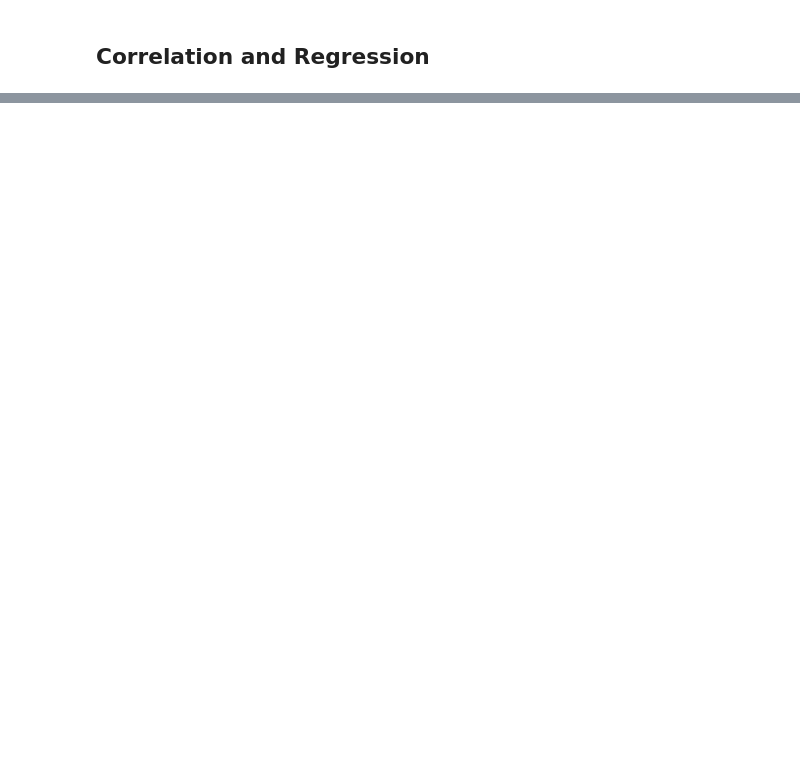
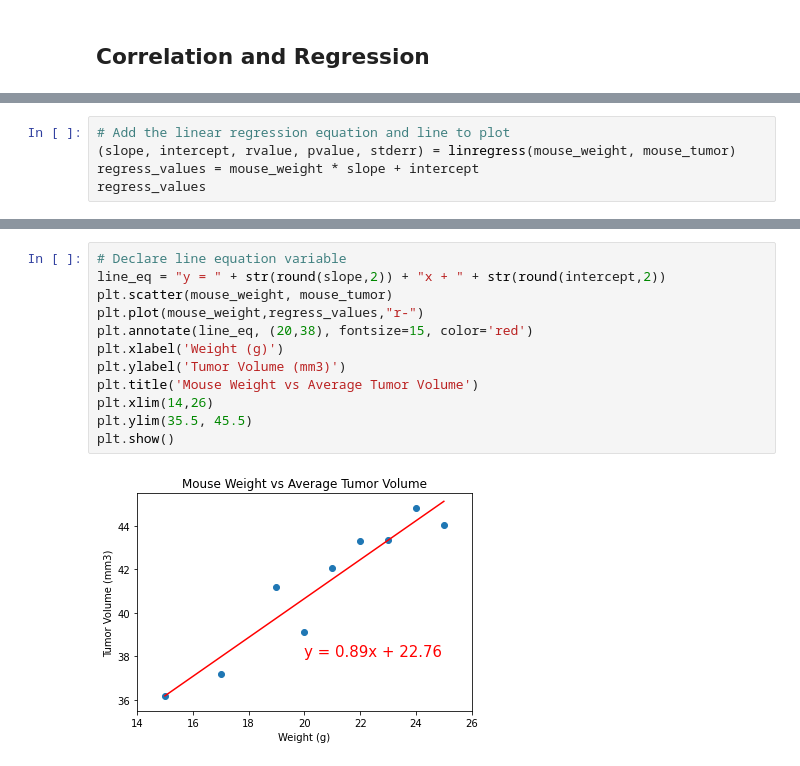
Before and after one commit to potterc22/MatPlotLib-Challenge, a Jupyter notebook: pymaceuticals_starter.ipynb, the cells around one changed output, grey strips where cells are left out. Cells and saved outputs as stored; diff of their text form; blank space fills up the shorter version.

```diff
--- a/pymaceuticals_starter.ipynb
+++ b/pymaceuticals_starter.ipynb
@@ -374,3 +381,8 @@ correlation = sts.pearsonr(mouse_weight,mouse_tumor)
 print(f"The correlation between both factors is {round(correlation[0],2)}")
 # %% [output]
 The correlation between both factors is 0.95
+# %%
+# Add the linear regression equation and line to plot
+(slope, intercept, rvalue, pvalue, stderr) = linregress(mouse_weight, mouse_tumor)
+regress_values = mouse_weight * slope + intercept
+regress_values
@@ -376,0 +400,14 @@ The correlation between both factors is 0.95
+# %%
+# Declare line equation variable
+line_eq = "y = " + str(round(slope,2)) + "x + " + str(round(intercept,2))
+plt.scatter(mouse_weight, mouse_tumor)
+plt.plot(mouse_weight,regress_values,"r-")
+plt.annotate(line_eq, (20,38), fontsize=15, color='red')
+plt.xlabel('Weight (g)')
+plt.ylabel('Tumor Volume (mm3)')
+plt.title('Mouse Weight vs Average Tumor Volume')
+plt.xlim(14,26)
+plt.ylim(35.5, 45.5)
+plt.show()
+# %% [output]
+[figure, added]
```
Also changed, not shown: parts of 8 cells of this notebook.
